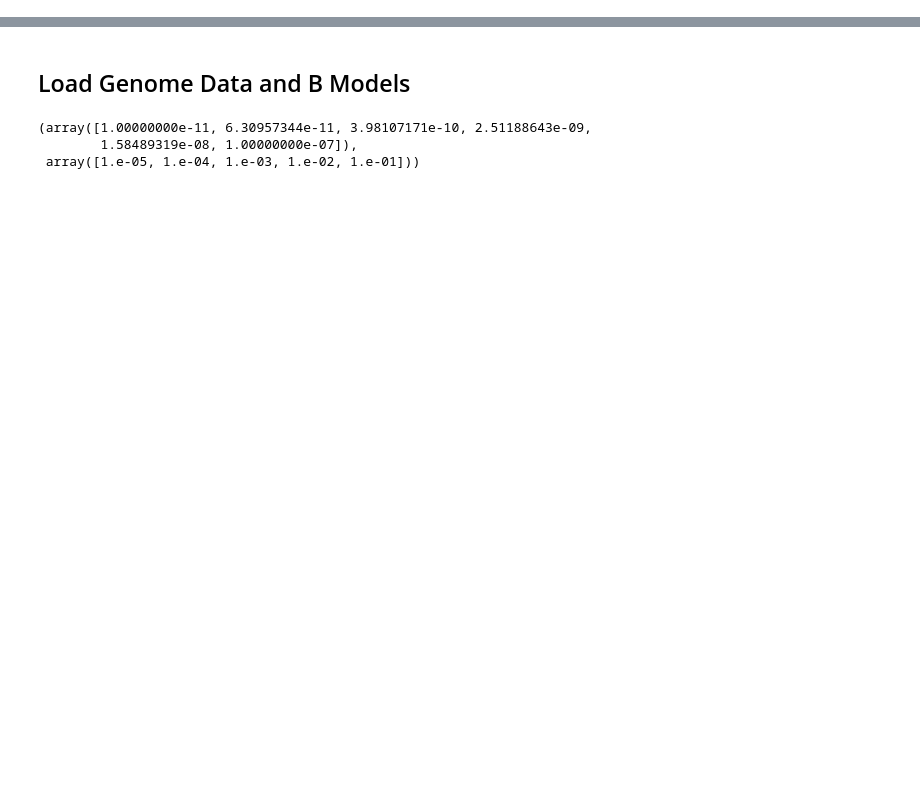
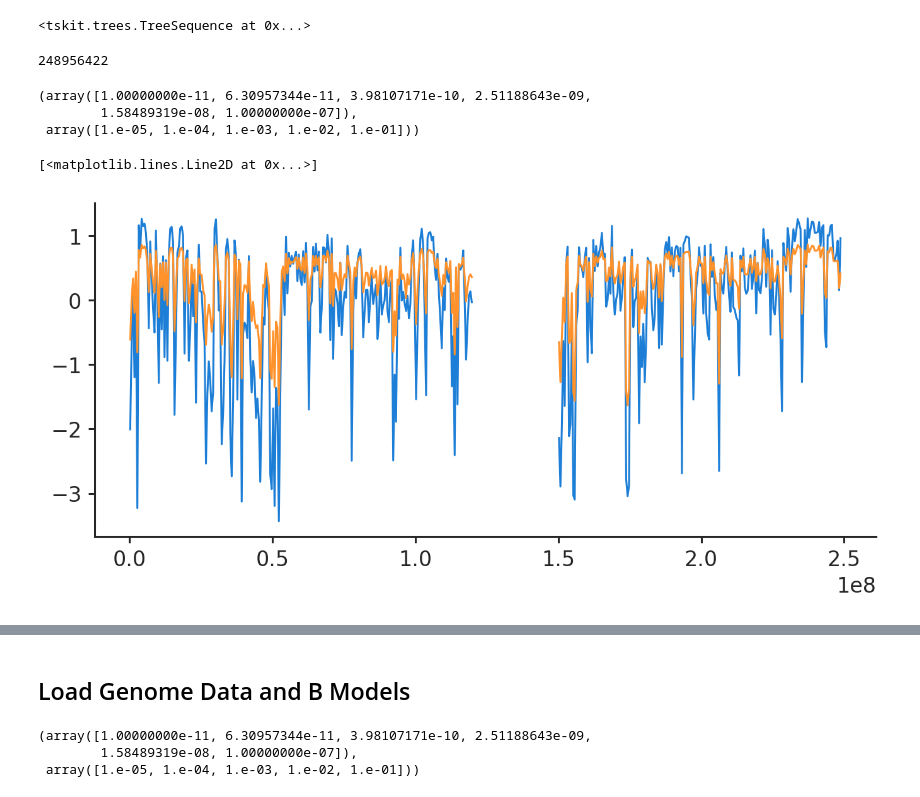
Before and after one commit to vsbuffalo/bprime, a Jupyter notebook: notebooks/hri_regions.ipynb, the cells around one changed output, grey strips where cells are left out. Cells and saved outputs as stored; diff of their text form; code cells hidden in the pictures; blank space fills up the shorter version.

```diff
--- a/notebooks/hri_regions.ipynb
+++ b/notebooks/hri_regions.ipynb
@@ -13,3 +13,6 @@ from bgspy.data import GenomicBins, GenomicBinnedData
+# %%
+def center_and_scale(x):
+    return (x-np.nanmean(x))/np.nanstd(x)
 # %%
 plt.style.use('./buffalo.mplstyle')
 plt.rcParams['figure.figsize'] = [8, 3.5]
@@ -52,0 +59,41 @@ def count_in_bins(sites, bins):
+# %%
+chr1q
+# %% [output]
+<tskit.trees.TreeSequence at 0x...>
+# %%
+gd.seqlens['chr1']
+# %% [output]
+248956422
+# %%
+winsize = int(5e5)
+chr1q_wins = bin_chrom(chr1q.sequence_length, winsize)
+chr1q_tajd = chr1q.Tajimas_D(windows=chr1q_wins)
+
+chr1p_wins = bin_chrom(chr1p.sequence_length, winsize)
+chr1p_tajd = chr1p.Tajimas_D(windows=chr1p_wins)
+# %%
+merged_m.w, merged_m.t
+# %% [output]
+(array([1.00000000e-11, 6.30957344e-11, 3.98107171e-10, 2.51188643e-09,
+        1.58489319e-08, 1.00000000e-07]),
+ array([1.e-05, 1.e-04, 1.e-03, 1.e-02, 1.e-01]))
+# %%
+bins_wins = bin_chroms(gd.seqlens, winsize)
+hri = np.exp(merged_m.BpScores.bin_means(bins_wins).B['chr1'][:, 3, 1, 0])
+# %%
+fig, ax = plt.subplots()
+x = ((bins_wins['chr1'][1:]+bins_wins['chr1'][:-1])/2)
+y = hri_qarm
+y[(x > 1.2e8) & (x < 1.5e8)] = np.nan
+x[(x > 1.2e8) & (x < 1.5e8)] = np.nan
+ax.plot(x, center_and_scale(y), label='hri')
+
+
+y = np.exp(merged_m.BScores.bin_means(bins_wins).B['chr1'][:, 3, 1, 0])
+
+y[(x > 1.2e8) & (x < 1.5e8)] = np.nan
+x[(x > 1.2e8) & (x < 1.5e8)] = np.nan
+ax.plot(x, center_and_scale(y), label='hri')
+# %% [output]
+[<matplotlib.lines.Line2D at 0x...>]
+[figure, added]
```
Also changed, not shown: parts of 15 cells of this notebook, 11 other files.
